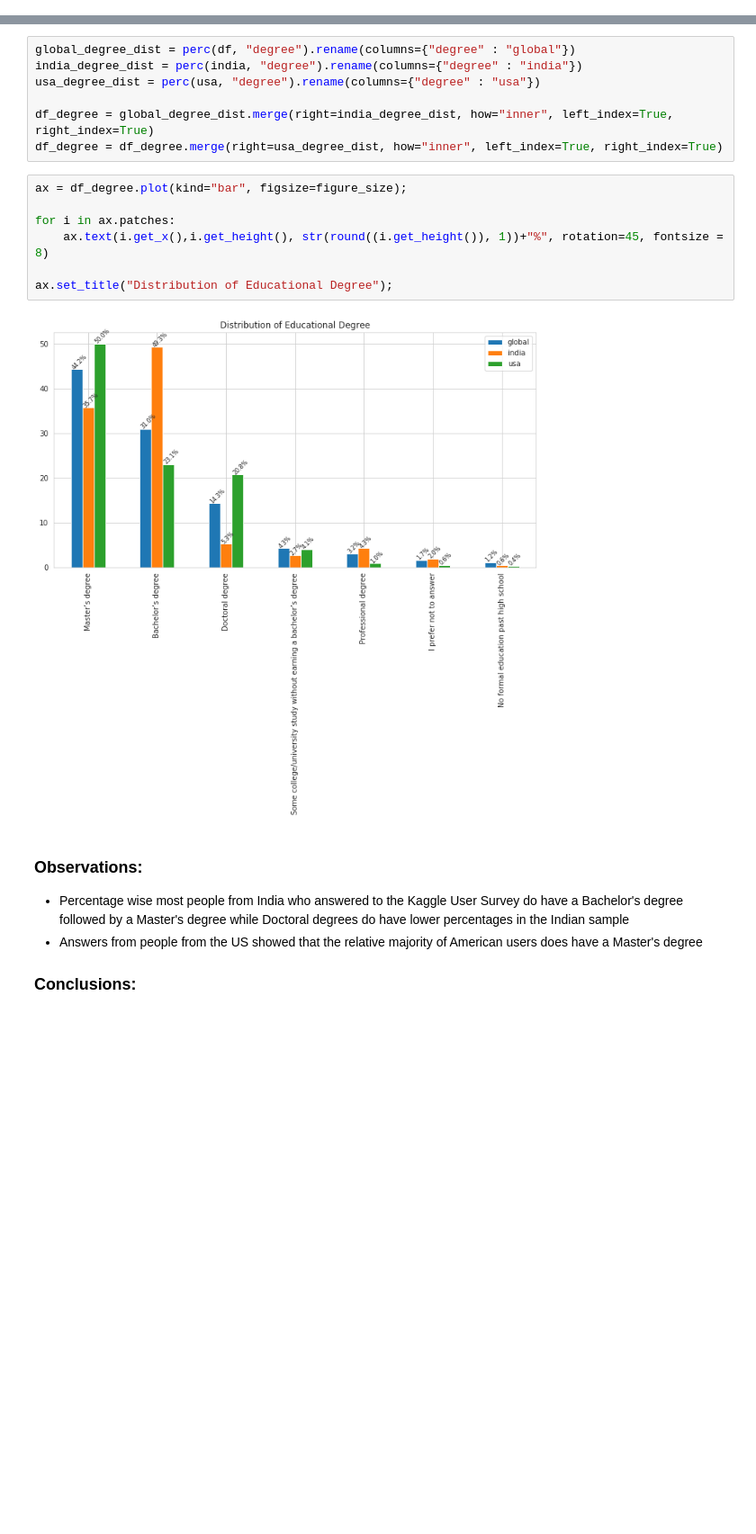
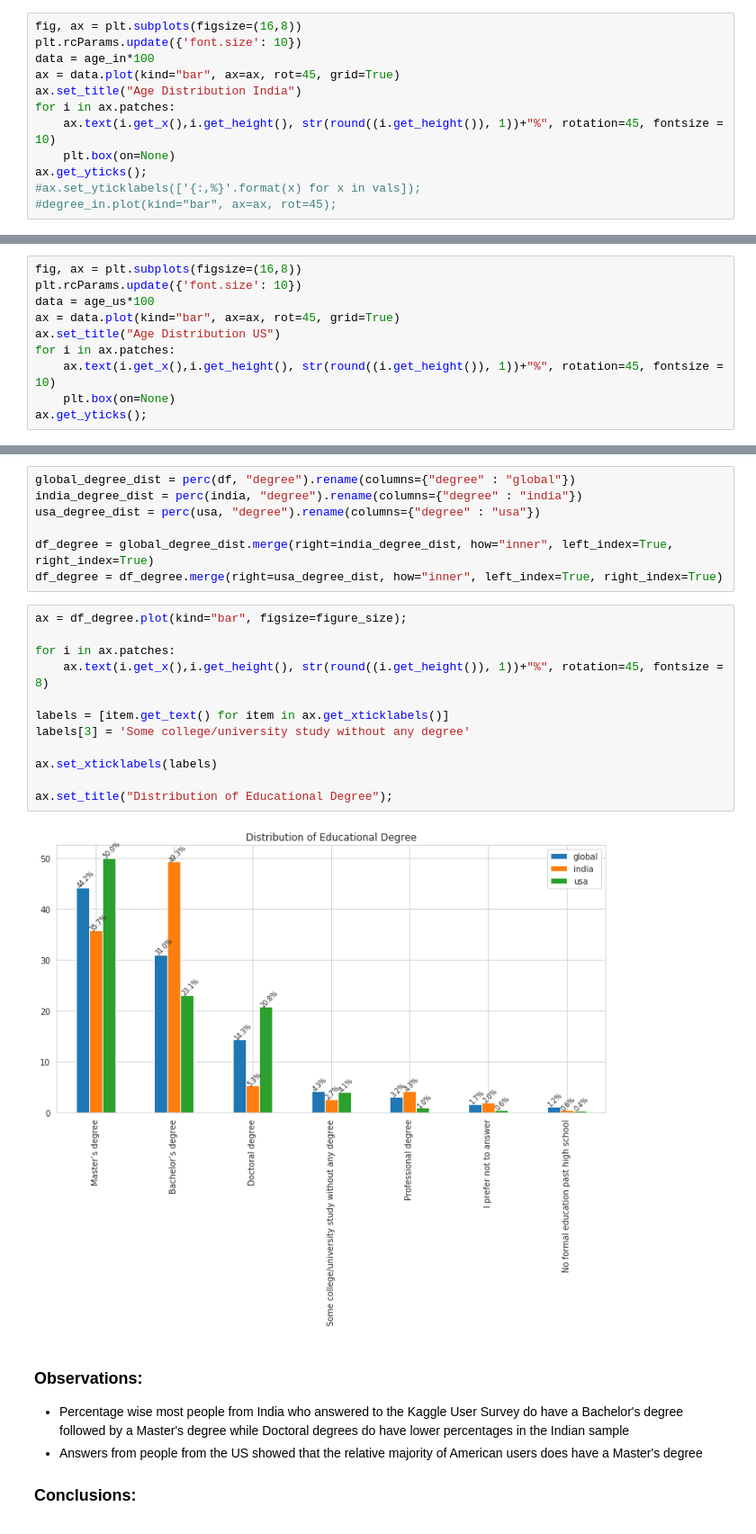
Before and after one commit to laurakah/BattleOfTheGiants, a Jupyter notebook: notebooks/main.ipynb, the cells around one changed output, grey strips where cells are left out. Shown at 90% size. Drawn from its saved outputs; the diff is of its cells as text; blank space fills up the shorter version.

```diff
--- a/notebooks/main.ipynb
+++ b/notebooks/main.ipynb
@@ -215,0 +369,12 @@ ax.set_title("Age Distribution");
+# %%
+fig, ax = plt.subplots(figsize=(16,8))
+plt.rcParams.update({'font.size': 10})
+data = age_in*100
+ax = data.plot(kind="bar", ax=ax, rot=45, grid=True)
+ax.set_title("Age Distribution India")
+for i in ax.patches:
+    ax.text(i.get_x(),i.get_height(), str(round((i.get_height()), 1))+"%", rotation=45, fontsize = 10)
+    plt.box(on=None)
+ax.get_yticks();
+#ax.set_yticklabels(['{:,%}'.format(x) for x in vals]);
+#degree_in.plot(kind="bar", ax=ax, rot=45);
@@ -215,0 +383,10 @@ ax.set_title("Age Distribution");
+# %%
+fig, ax = plt.subplots(figsize=(16,8))
+plt.rcParams.update({'font.size': 10})
+data = age_us*100
+ax = data.plot(kind="bar", ax=ax, rot=45, grid=True)
+ax.set_title("Age Distribution US")
+for i in ax.patches:
+    ax.text(i.get_x(),i.get_height(), str(round((i.get_height()), 1))+"%", rotation=45, fontsize = 10)
+    plt.box(on=None)
+ax.get_yticks();
@@ -228,12 +407,17 @@ df_degree = df_degree.merge(right=usa_degree_dist, how="inner", left_index=True,
 # %%
 ax = df_degree.plot(kind="bar", figsize=figure_size);
 
 for i in ax.patches:
     ax.text(i.get_x(),i.get_height(), str(round((i.get_height()), 1))+"%", rotation=45, fontsize = 8)
 
+labels = [item.get_text() for item in ax.get_xticklabels()]
+labels[3] = 'Some college/university study without any degree'
+
+ax.set_xticklabels(labels)
+
 ax.set_title("Distribution of Educational Degree");
 # %% [output]
-[figure, old version]
+[figure, new version]
 # %% [markdown]
 ### Observations:
 * Percentage wise most people from India who answered to the Kaggle User Survey do have a Bachelor's degree followed by a Master's degree while Doctoral degrees do have lower percentages in the Indian sample
```
Also changed, not shown: parts of 23 cells of this notebook.
